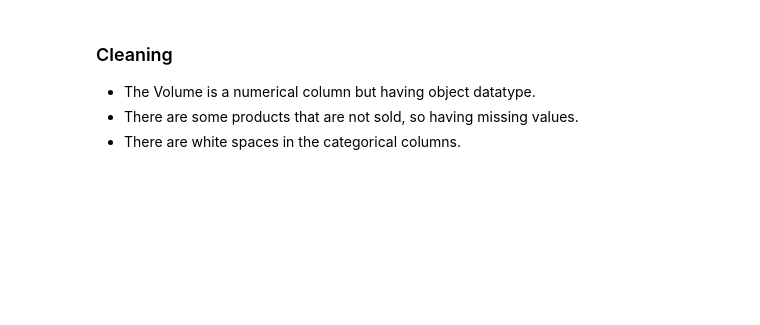
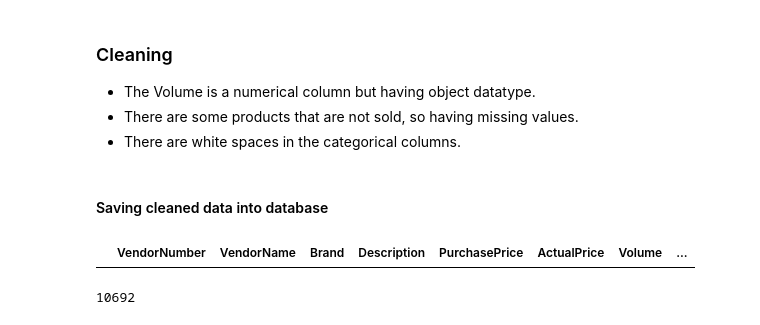
Before and after one commit to payalodedara/Vendor_Performance_Analysis, a Jupyter notebook: scripts/EDA.ipynb, the cells around one changed output. Cells and saved outputs as stored; diff of their text form; code cells hidden in the pictures; blank space fills up the shorter version.

```diff
--- a/scripts/EDA.ipynb
+++ b/scripts/EDA.ipynb
@@ -431,0 +445,2 @@ vendor_sales_summary['VendorName'] = vendor_sales_summary['VendorName'].str.stri
+# %% [markdown]
+####  Saving cleaned data into database
@@ -431,0 +475,19 @@ vendor_sales_summary['VendorName'] = vendor_sales_summary['VendorName'].str.stri
+# %%
+pd.read_sql_query(" select * from vendor_sales_summary",engine)
+# %% [output]
+|  | VendorNumber | VendorName | Brand | Description | PurchasePrice | ActualPrice | Volume | ... |
+# %%
+import numpy as np
+
+# Replace inf and -inf with NaN
+vendor_sales_summary = vendor_sales_summary.replace([np.inf, -np.inf], np.nan)
+
+# Now save to MySQL
+vendor_sales_summary.to_sql(
+    'vendor_sales_summary',
+    engine,
+    if_exists='replace',
+    index=False
+)
+# %% [output]
+10692
```
Also changed, not shown: parts of 8 cells of this notebook, 1 other file.
